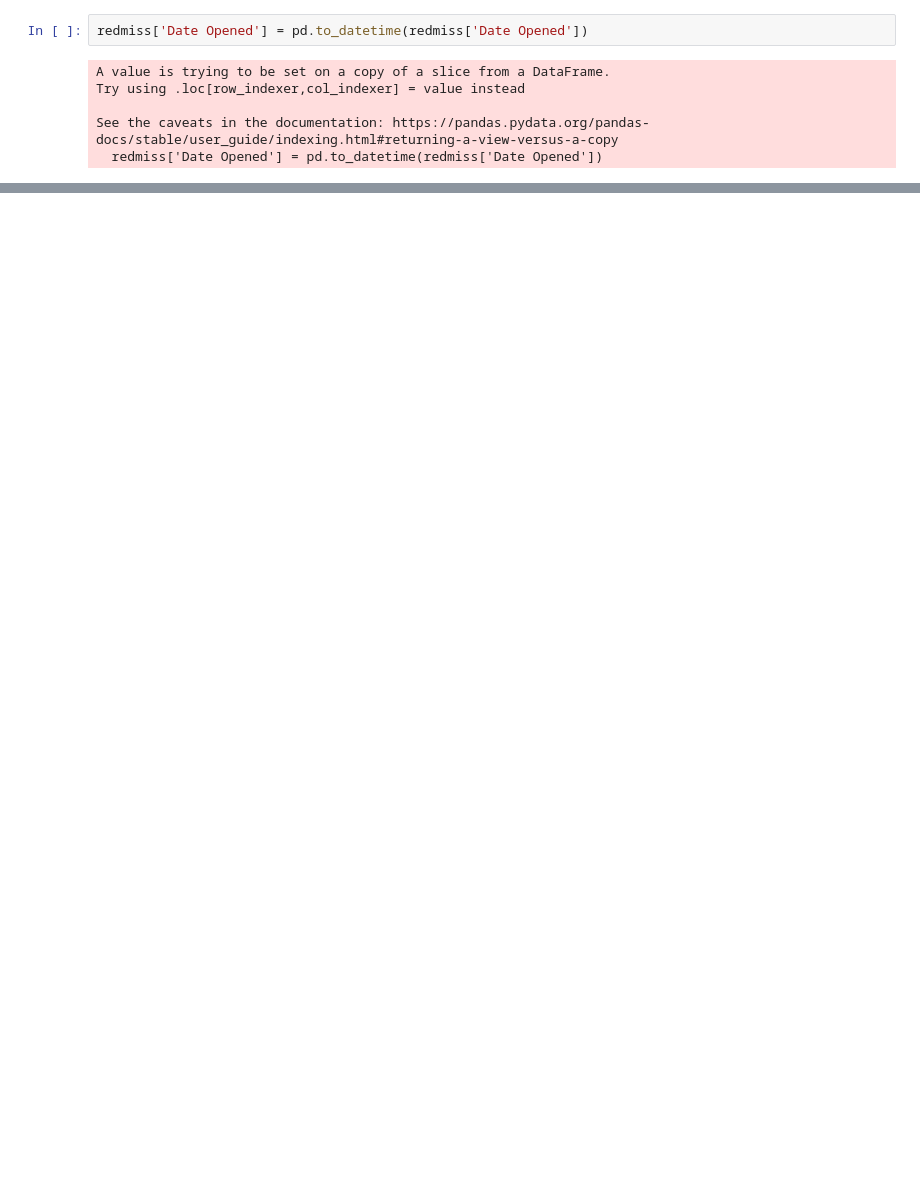
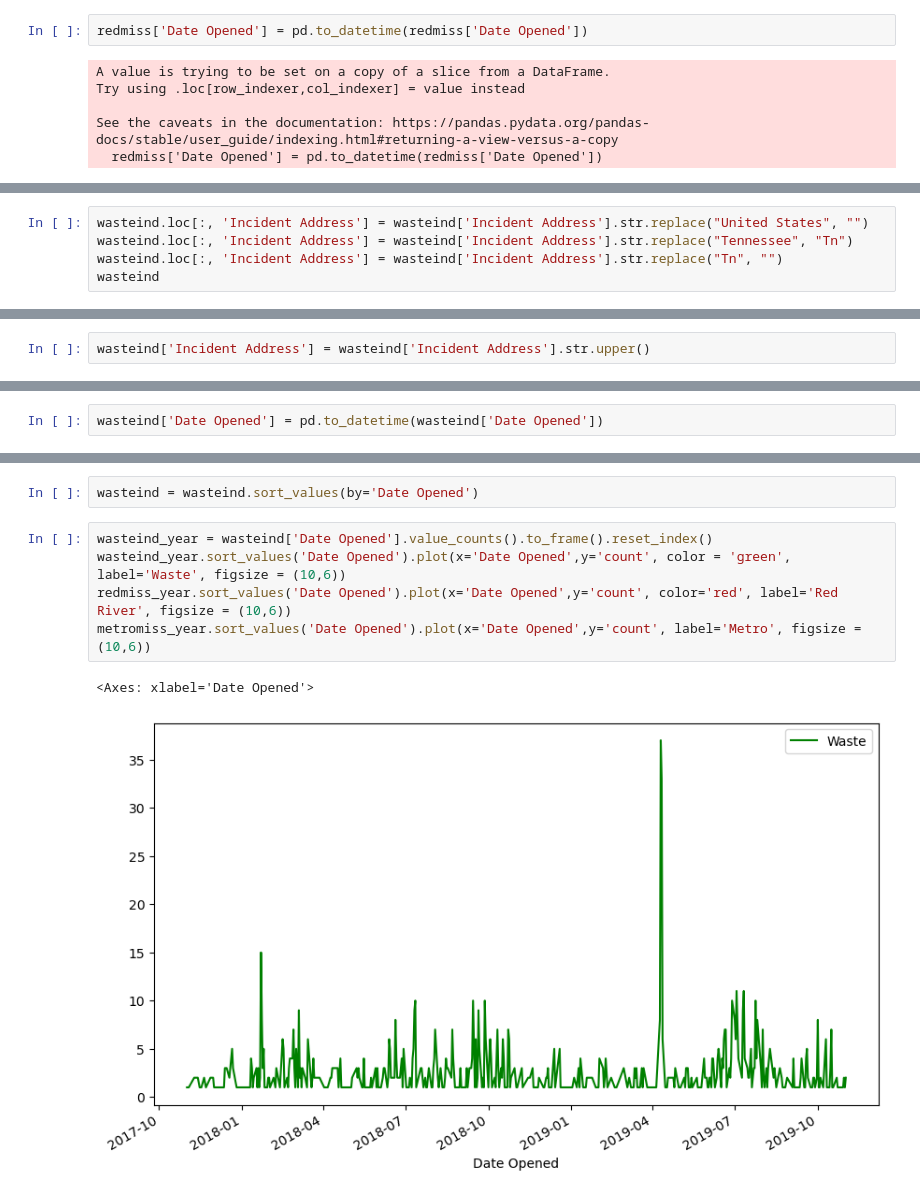
Before and after one commit to NewForce-Cohort-10-Data/trash-haulers-cache-me-outside, a Jupyter notebook: notebooks/trash_haulers.ipynb, the cells around one changed output, grey strips where cells are left out. Cells and saved outputs as stored; diff of their text form; blank space fills up the shorter version.

```diff
--- a/notebooks/trash_haulers.ipynb
+++ b/notebooks/trash_haulers.ipynb
@@ -400,0 +466,5 @@ redmiss_year.sort_values('Date Opened').plot(x='Date Opened',y='count')
+# %%
+wasteind.loc[:, 'Incident Address'] = wasteind['Incident Address'].str.replace("United States", "")
+wasteind.loc[:, 'Incident Address'] = wasteind['Incident Address'].str.replace("Tennessee", "Tn")
+wasteind.loc[:, 'Incident Address'] = wasteind['Incident Address'].str.replace("Tn", "")
+wasteind
@@ -400,0 +485,2 @@ redmiss_year.sort_values('Date Opened').plot(x='Date Opened',y='count')
+# %%
+wasteind['Incident Address'] = wasteind['Incident Address'].str.upper()
@@ -400,0 +508,2 @@ redmiss_year.sort_values('Date Opened').plot(x='Date Opened',y='count')
+# %%
+wasteind['Date Opened'] = pd.to_datetime(wasteind['Date Opened'])
@@ -400,0 +527,10 @@ redmiss_year.sort_values('Date Opened').plot(x='Date Opened',y='count')
+# %%
+wasteind = wasteind.sort_values(by='Date Opened')
+# %%
+wasteind_year = wasteind['Date Opened'].value_counts().to_frame().reset_index()
+wasteind_year.sort_values('Date Opened').plot(x='Date Opened',y='count', color = 'green', label='Waste', figsize = (10,6))
+redmiss_year.sort_values('Date Opened').plot(x='Date Opened',y='count', color='red', label='Red River', figsize = (10,6))
+metromiss_year.sort_values('Date Opened').plot(x='Date Opened',y='count', label='Metro', figsize = (10,6))
+# %% [output]
+<Axes: xlabel='Date Opened'>
+[figure, added]
```
Also changed, not shown: parts of 23 cells of this notebook.
